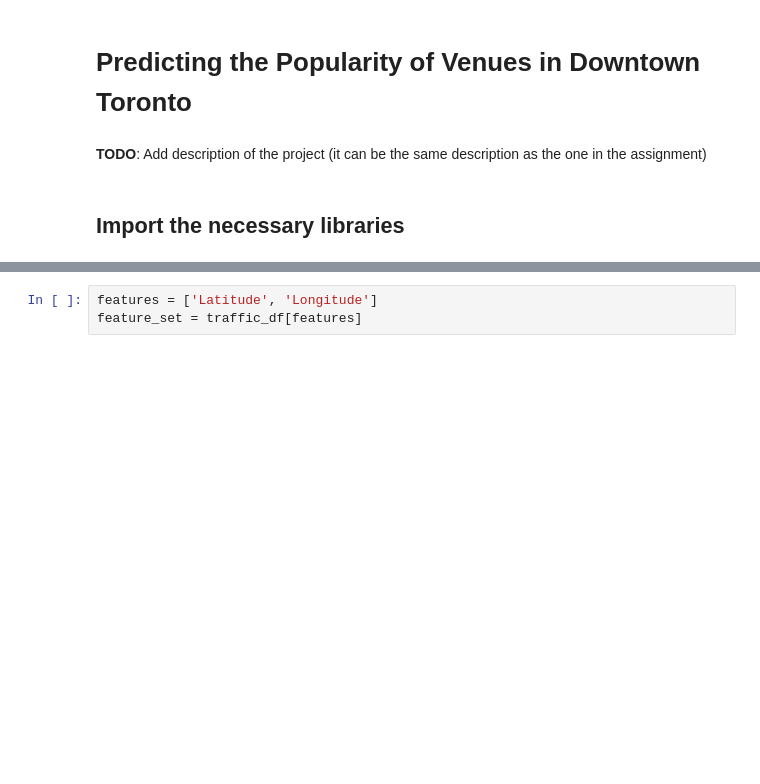
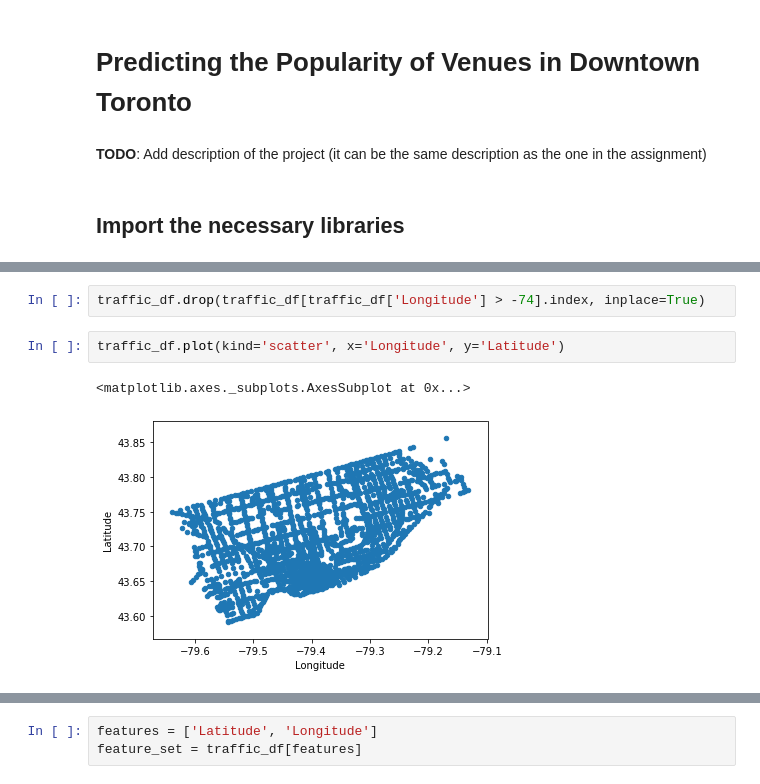
Before and after one commit to FuegoDiego/Coursera_Capstone, a Jupyter notebook: Predicting the Popularity of Venues in Downtown Toronto.ipynb, the cells around one changed output, grey strips where cells are left out. Cells and saved outputs as stored; diff of their text form; blank space fills up the shorter version.

```diff
--- a/Predicting the Popularity of Venues in Downtown Toronto.ipynb
+++ b/Predicting the Popularity of Venues in Downtown Toronto.ipynb
@@ -74,0 +98,7 @@ traffic_df.head()
+# %%
+traffic_df.drop(traffic_df[traffic_df['Longitude'] > -74].index, inplace=True)
+# %%
+traffic_df.plot(kind='scatter', x='Longitude', y='Latitude')
+# %% [output]
+<matplotlib.axes._subplots.AxesSubplot at 0x...>
+[figure, added]
```
Also changed, not shown: parts of 33 cells of this notebook, 2 other files.
